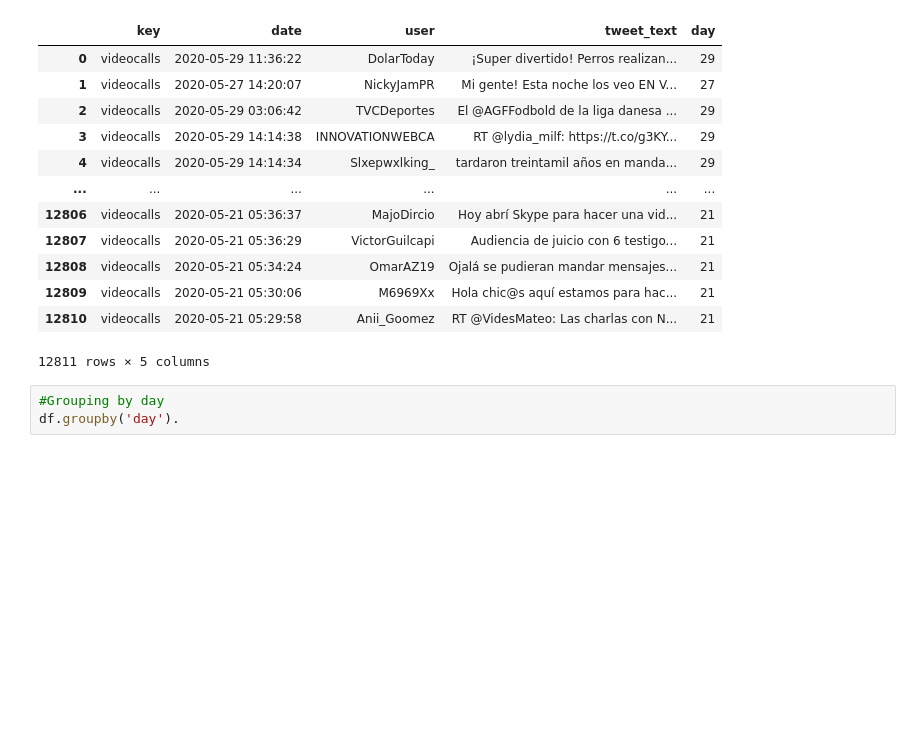
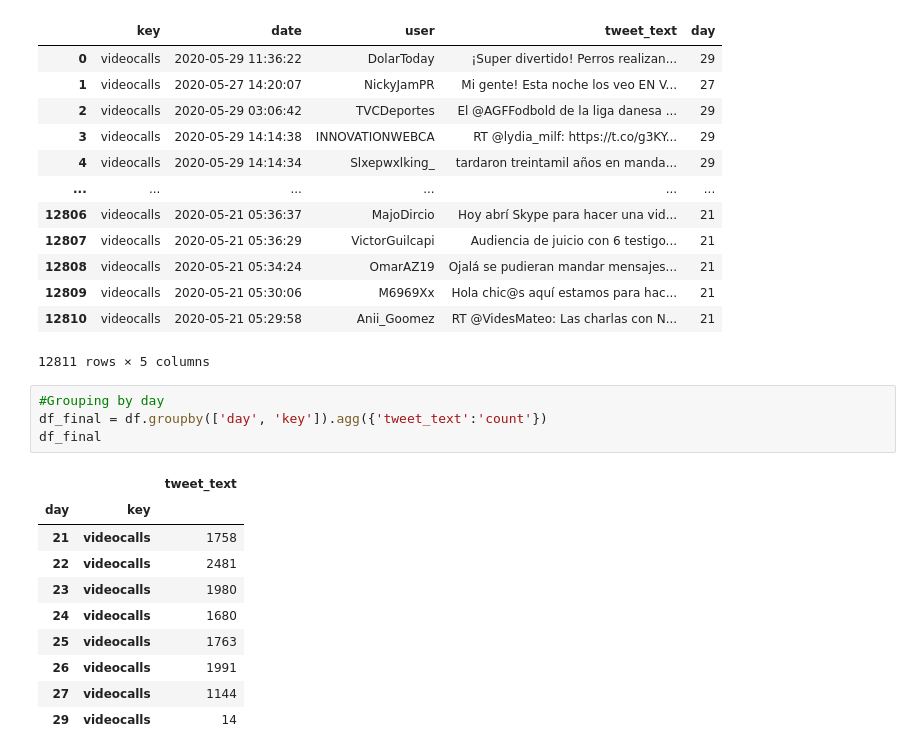
Before and after one commit to patricrp/automated_etl_google_cloud-social_dashboard, a Jupyter notebook: Twitter/Twitter API request.ipynb, the cells around one changed output. Saved outputs shown, nothing was run; the diff lists cells and outputs as text; blank space fills up the shorter version.

```diff
--- a/Twitter/Twitter API request.ipynb
+++ b/Twitter/Twitter API request.ipynb
@@ -121,4 +132,16 @@ df
 12811 rows × 5 columns
 # %%
 #Grouping by day
-df.groupby('day').
+df_final = df.groupby(['day', 'key']).agg({'tweet_text':'count'})
+df_final
+# %% [output]
+|  |  | tweet_text |
+| day | key |  |
+| 21 | videocalls | 1758 |
+| 22 | videocalls | 2481 |
+| 23 | videocalls | 1980 |
+| 24 | videocalls | 1680 |
+| 25 | videocalls | 1763 |
+| 26 | videocalls | 1991 |
+| 27 | videocalls | 1144 |
+| 29 | videocalls | 14 |
```
Also changed, not shown: parts of 2 cells of this notebook.
